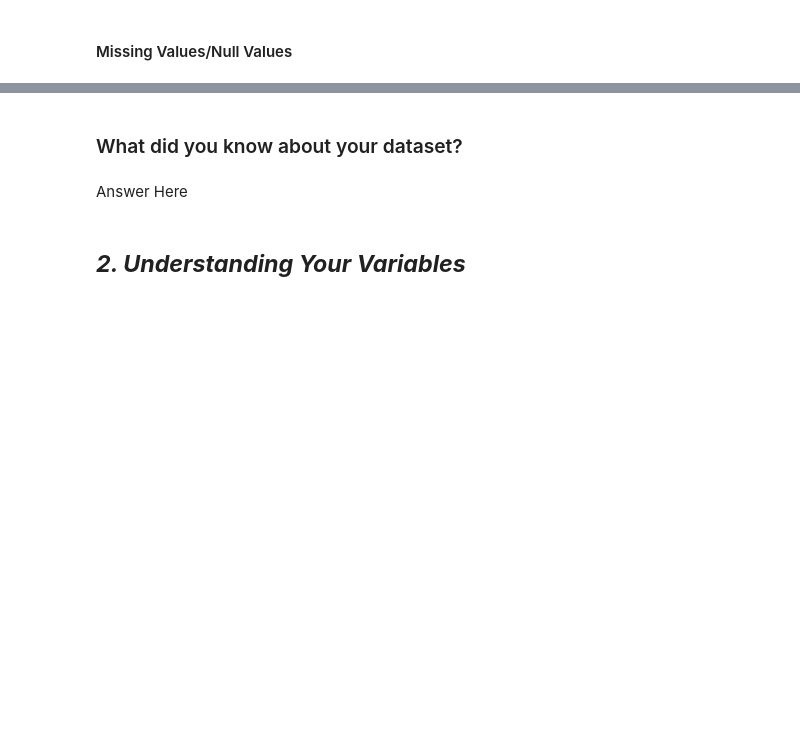
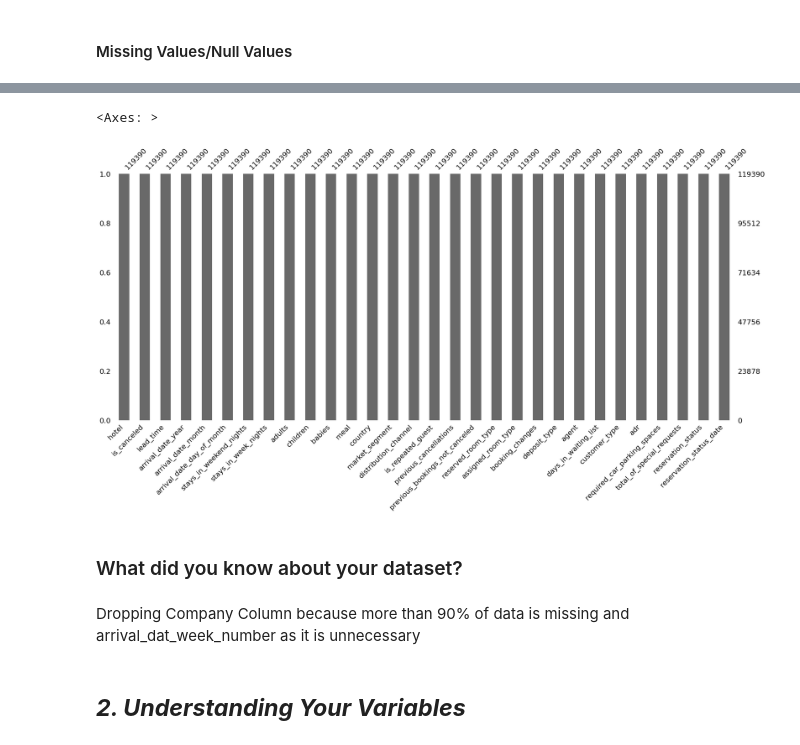
Before and after one commit to pavan-stark/EDA_Hotel_Bookings, a Jupyter notebook: hotel_bookings_eda_project.ipynb, the cells around one changed output, grey strips where cells are left out. Saved outputs shown, nothing was run; the diff lists cells and outputs as text; code cells hidden in the pictures; blank space fills up the shorter version.

```diff
--- a/hotel_bookings_eda_project.ipynb
+++ b/hotel_bookings_eda_project.ipynb
@@ -109,0 +197,13 @@ msno.bar(df)
+# %%
+df['country'].fillna(str(df['country'].mode().values[0]),inplace=True)
+# %%
+# Select only the numeric columns
+numeric_cols = df.select_dtypes(include='number').columns.tolist()
+
+# Fill missing values with median values
+df[numeric_cols] = df[numeric_cols].fillna(df[numeric_cols].median())
+# %%
+df['children']=df['children'].fillna(df.median())
+df['agent']=df['agent'].fillna(df.median())
+# %%
+df['arrival_date_year'] = df['arrival_date_year'].apply(lambda x: str(x))
@@ -110,7 +230,12 @@ msno.bar(df)
+# %%
+msno.bar(df)
+# %% [output]
+<Axes: >
+[figure, added]
 # %% [markdown]
 ### What did you know about your dataset?
-# %% [markdown]
-Answer Here
+# %% [markdown]
+Dropping Company Column because more than 90% of data is missing and arrival_dat_week_number as it is unnecessary
 # %% [markdown]
 ## ***2. Understanding Your Variables***
 # %%
```
Also changed, not shown: parts of 235 cells of this notebook.
